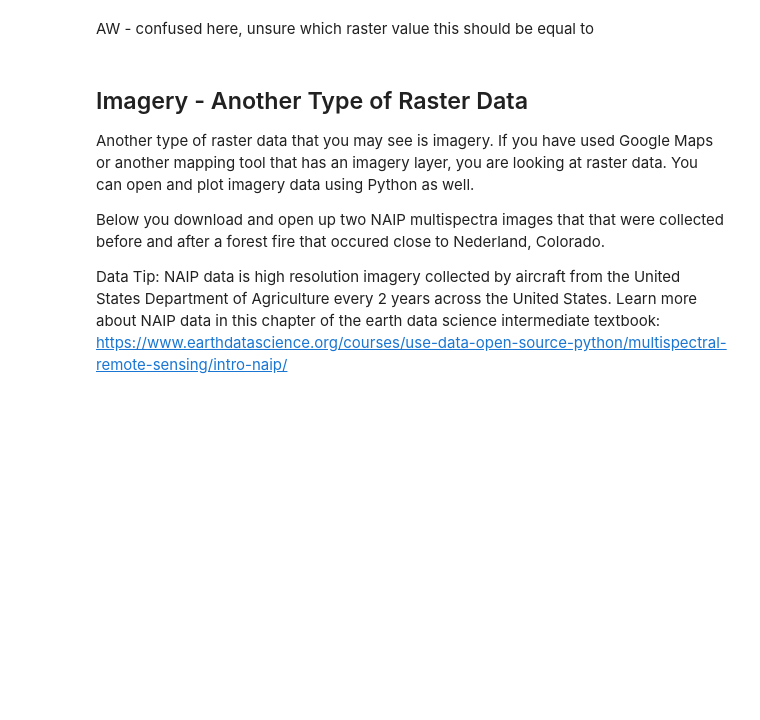
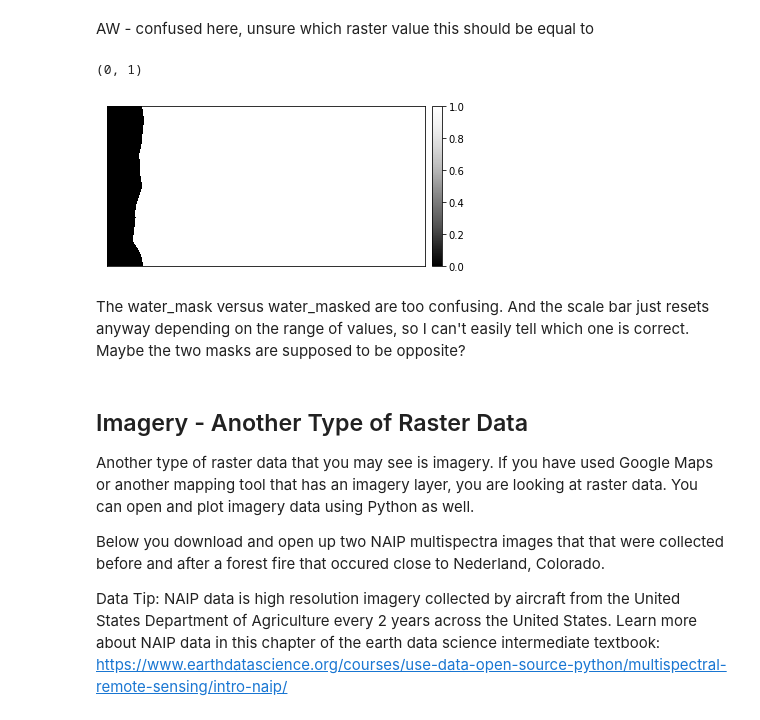
Before and after one commit to abbymwebster/EnvDatSci22, a Jupyter notebook: CodeSprints/RasterData101.ipynb, the cells around one changed output. Cells and saved outputs as stored; diff of their text form; code cells hidden in the pictures; blank space fills up the shorter version.

```diff
--- a/CodeSprints/RasterData101.ipynb
+++ b/CodeSprints/RasterData101.ipynb
@@ -464,3 +467,6 @@ water_masked = np.ma.masked_where(dem_waterline == 2,
                                         copy=True)
 # %%
 #Task 7 print min and max:
+water_masked.min(), water_masked.max() #this excludes 2, which above task 6 says = land.
+# %% [output]
+(0, 1)
@@ -469,3 +473,14 @@ water_masked = np.ma.masked_where(dem_waterline == 2,
+# %%
+#Task 7 plot water_masked_DEM
+fig, ax = plt.subplots(figsize=(6,6))
+ep.plot_bands(water_masked,
+               ax=ax,
+               scale=False)
+plt.show()
+# %% [output]
+[figure, added]
+# %% [markdown]
+The water_mask versus water_masked are too confusing. And the scale bar just resets anyway depending on the range of values, so I can't easily tell which one is correct. Maybe the two masks are supposed to be opposite?
 # %% [markdown]
 ## Imagery - Another Type of Raster Data
 Another type of raster data that you may see is imagery. If you have used Google Maps or another mapping tool that has an imagery layer, you are looking at raster data. You can open and plot imagery data using Python as well.
```
Also changed, not shown: parts of 9 cells of this notebook.
